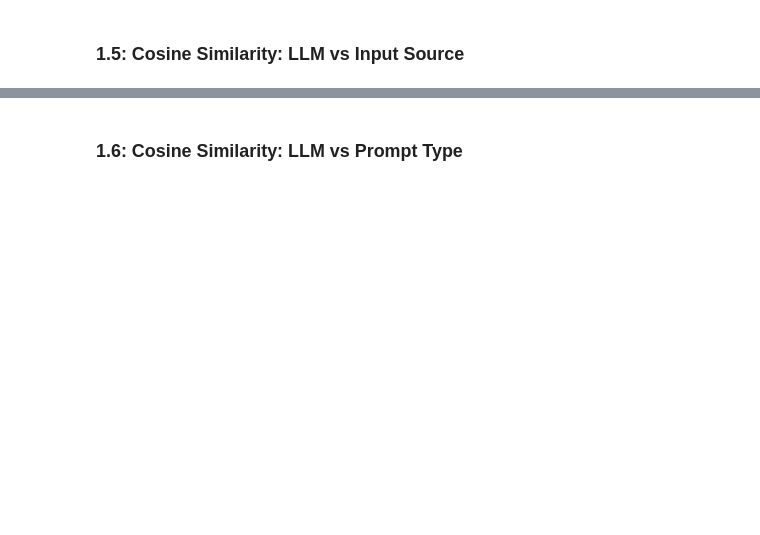
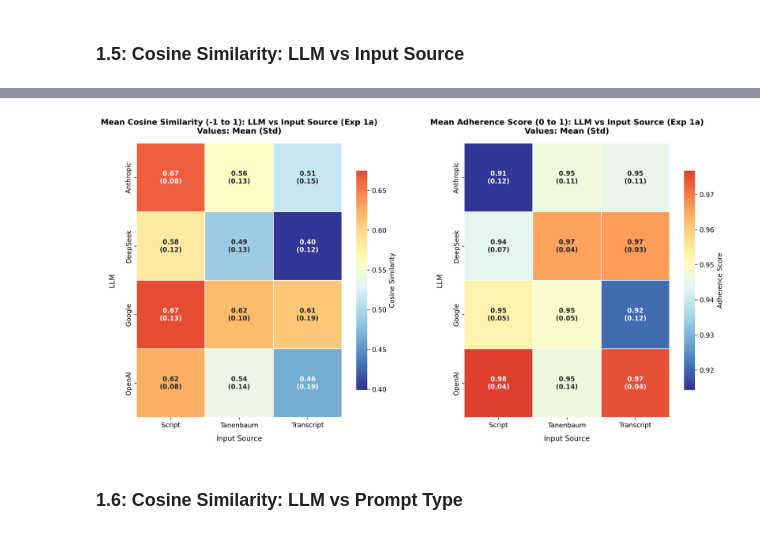
Before and after one commit to mgrube753/bachelor-thesis, a Jupyter notebook: 20_experiments/50_src/evaluation1_quan.ipynb, the cells around one changed output, grey strips where cells are left out. Saved outputs shown, nothing was run; the diff lists cells and outputs as text; code cells hidden in the pictures; blank space fills up the shorter version.

Commit message:
minor adjustments + first quantitative notebook cleanup

```diff
--- a/20_experiments/50_src/evaluation1_quan.ipynb
+++ b/20_experiments/50_src/evaluation1_quan.ipynb
@@ -27,13 +27,11 @@ def create_seaborn_boxplot(data, x, y, ax, title, ylabel, xlabel, custom_means=N
     sns.boxplot(data=data, x=x, y=y, ax=ax, palette=palette,
                 medianprops={'color': 'black', 'linewidth': 2.5, 'linestyle': ':'})
 
-    # Get the actual order of categories as they appear in the plot
     plot_labels = [tick.get_text() for tick in ax.get_xticklabels()]
 
     if custom_means is not None:
         # Use custom means if provided, mapping them to the correct plot positions
         for i, plot_label in enumerate(plot_labels):
-            # Convert plot label back to original category name
             reverse_mapping = {
                 'Anthropic': 'anthropic',
                 'OpenAI': 'openai',
@@ -110,30 +108,17 @@ def create_seaborn_boxplot(data, x, y, ax, title, ylabel, xlabel, custom_means=N
     ax.grid(True, alpha=0.3)
 
 BASE_PROJECT_PATH = os.path.abspath(os.path.join(os.getcwd(), "..", ".."))
+INPUT_PATH = os.path.join(BASE_PROJECT_PATH, "20_experiments/60_analyses/csv_files/quantitative")
+OUTPUT_PATH = os.path.join(BASE_PROJECT_PATH, "40_evaluation/exp1/quantitative/")
 
-exp1a_path = os.path.join(
-    BASE_PROJECT_PATH, "20_experiments/60_analyses/csv_files/quantitative/exp1a.csv"
-)
-exp1b_path = os.path.join(
-    BASE_PROJECT_PATH, "20_experiments/60_analyses/csv_files/quantitative/exp1b.csv"
-)
+exp1a_path = os.path.join(INPUT_PATH, "exp1a.csv")
+exp1b_path = os.path.join(INPUT_PATH, "exp1b.csv")
+exp1a_no_source_path = os.path.join(INPUT_PATH, "exp1a_no_source.csv")
 
-exp1a_no_source_path = os.path.join(
-    BASE_PROJECT_PATH, "20_experiments/60_analyses/csv_files/quantitative/exp1a_no_source.csv"
-)
-
-output_dir_exp1a = os.path.join(
-    BASE_PROJECT_PATH, "40_evaluation/exp1/quantitative/tables/exp1a"
-)
-output_dir_exp1b = os.path.join(
-    BASE_PROJECT_PATH, "40_evaluation/exp1/quantitative/tables/exp1b"
-)
-output_plot_dir_exp1a = os.path.join(
-    BASE_PROJECT_PATH, "40_evaluation/exp1/quantitative/plots/exp1a"
-)
-output_plot_dir_exp1b = os.path.join(
-    BASE_PROJECT_PATH, "40_evaluation/exp1/quantitative/plots/exp1b"
-)
+output_dir_exp1a = os.path.join(OUTPUT_PATH, "tables/exp1a")
+output_dir_exp1b = os.path.join(OUTPUT_PATH, "tables/exp1b")
+output_plot_dir_exp1a = os.path.join(OUTPUT_PATH, "plots/exp1a")
+output_plot_dir_exp1b = os.path.join(OUTPUT_PATH, "plots/exp1b")
 
 tables = {}
 plots = {}
@@ -459,6 +500,6 @@ display(llm_vs_input_source_cos_sim_1a)
 # %%
 # TODO important die tendenz zum script
-fig, (ax1, ax2) = plt.subplots(1, 2, figsize=(20, 6))
+fig, (ax1, ax2) = plt.subplots(1, 2, figsize=(14, 7))
 plots['exp1a_combined_llm_vs_input_source'] = fig
 
 llm_vs_input_source_cos_sim_1a_display = llm_vs_input_source_cos_sim_1a["mean"].copy()
@@ -530,33 +571,35 @@ llm_vs_input_source_adherence_1a_display.index = llm_vs_input_source_adherence_1
     'anthropic': 'Anthropic', 'openai': 'OpenAI', 'google': 'Google', 'deepseek': 'DeepSeek'
 })
 llm_vs_input_source_adherence_1a_display.columns = llm_vs_input_source_adherence_1a_display.columns.map({
     'script': 'Script', 'transcript': 'Transcript', 'tanenbaum': 'Tanenbaum'
 })
 annot_matrix_adherence.index = annot_matrix_adherence.index.map({
     'anthropic': 'Anthropic', 'openai': 'OpenAI', 'google': 'Google', 'deepseek': 'DeepSeek'
 })
 annot_matrix_adherence.columns = annot_matrix_adherence.columns.map({
     'script': 'Script', 'transcript': 'Transcript', 'tanenbaum': 'Tanenbaum'
 })
 
 sns.heatmap(llm_vs_input_source_adherence_1a_display,
             annot=annot_matrix_adherence,
             fmt='',
             cmap='RdYlBu_r',
             center=llm_vs_input_source_adherence_1a_display.mean().mean(),
             square=True,
             linewidths=0.5,
             linecolor='white',
             cbar_kws={'shrink': 0.8, 'label': 'Adherence Score'},
             annot_kws={'size': 10, 'weight': 'bold'},
             ax=ax2)
 ax2.set_title("Mean Adherence Score (0 to 1): LLM vs Input Source (Exp 1a)\nValues: Mean (Std)",
               fontsize=12, fontweight='bold', pad=15)
 ax2.set_xlabel("Input Source", fontsize=11, labelpad=10)
 ax2.set_ylabel("LLM", fontsize=11, labelpad=15)
 
 plt.tight_layout()
 plt.show()
+# %% [output]
+[figure, added]
 # %% [markdown]
 ### 1.6: Cosine Similarity: LLM vs Prompt Type
 # %%
```
Also changed, not shown: parts of 48 cells of this notebook, 3 other files.
